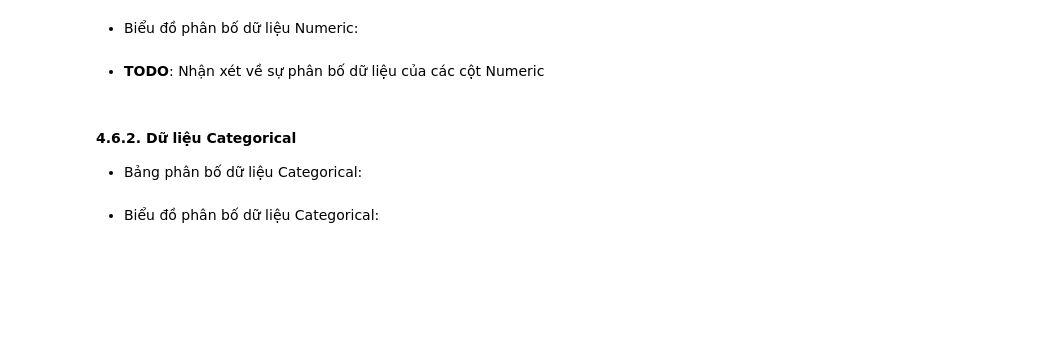
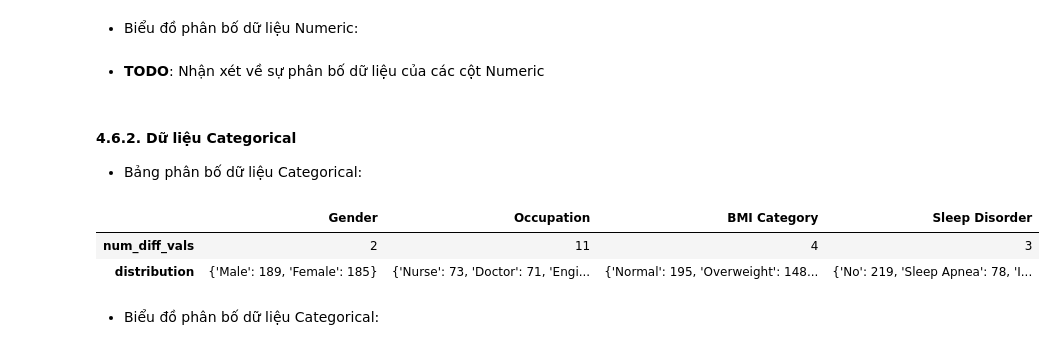
Before and after one commit to khiemnguyen812/Final_Prj_CSC17104_21KHDL1, a Jupyter notebook: Notebook.ipynb, the cells around one changed output. Saved outputs shown, nothing was run; the diff lists cells and outputs as text; code cells hidden in the pictures; blank space fills up the shorter version.

```diff
--- a/Notebook.ipynb
+++ b/Notebook.ipynb
@@ -114,9 +153,16 @@ numeric_col_profile
 # %%
 # TODO: Tính các giá trị unique của mỗi cột, và 1 dictionary ứng với mỗi cột có key là giá trị unique, value là số lượng của nó trong cột
 # Lưu vào 'single_cate_profile' là 1 dataframe có index là số lượng unique của cột và dictionary tương ứng
 # có col là các cột của df
+categoricals = df[['Gender', 'Occupation', 'BMI Category', 'Sleep Disorder']]
+distribution = categoricals.agg(lambda column: column.value_counts().to_dict())
+single_cate_profile = pd.DataFrame([categoricals.describe().iloc[1], distribution], index=["num_diff_vals", "distribution"])
 
 single_cate_profile
+# %% [output]
+|  | Gender | Occupation | BMI Category | Sleep Disorder |
+| num_diff_vals | 2 | 11 | 4 | 3 |
+| distribution | {'Male': 189, 'Female': 185} | {'Nurse': 73, 'Doctor': 71, 'Engi... | {'Normal': 195, 'Overweight': 148... | {'No': 219, 'Sleep Apnea': 78, 'I... |
 # %% [markdown]
 - Biểu đồ phân bố dữ liệu Categorical:
 # %%
```
Also changed, not shown: parts of 11 cells of this notebook.
